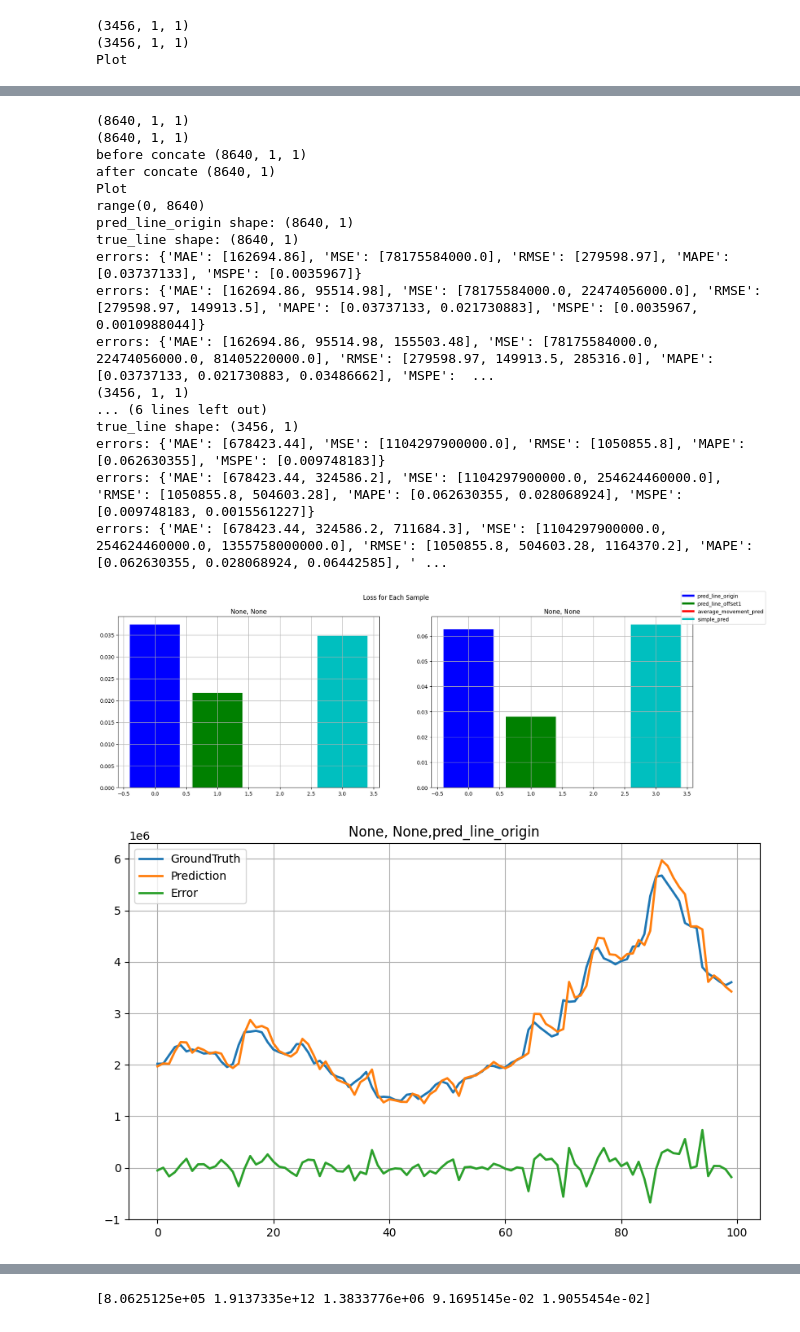
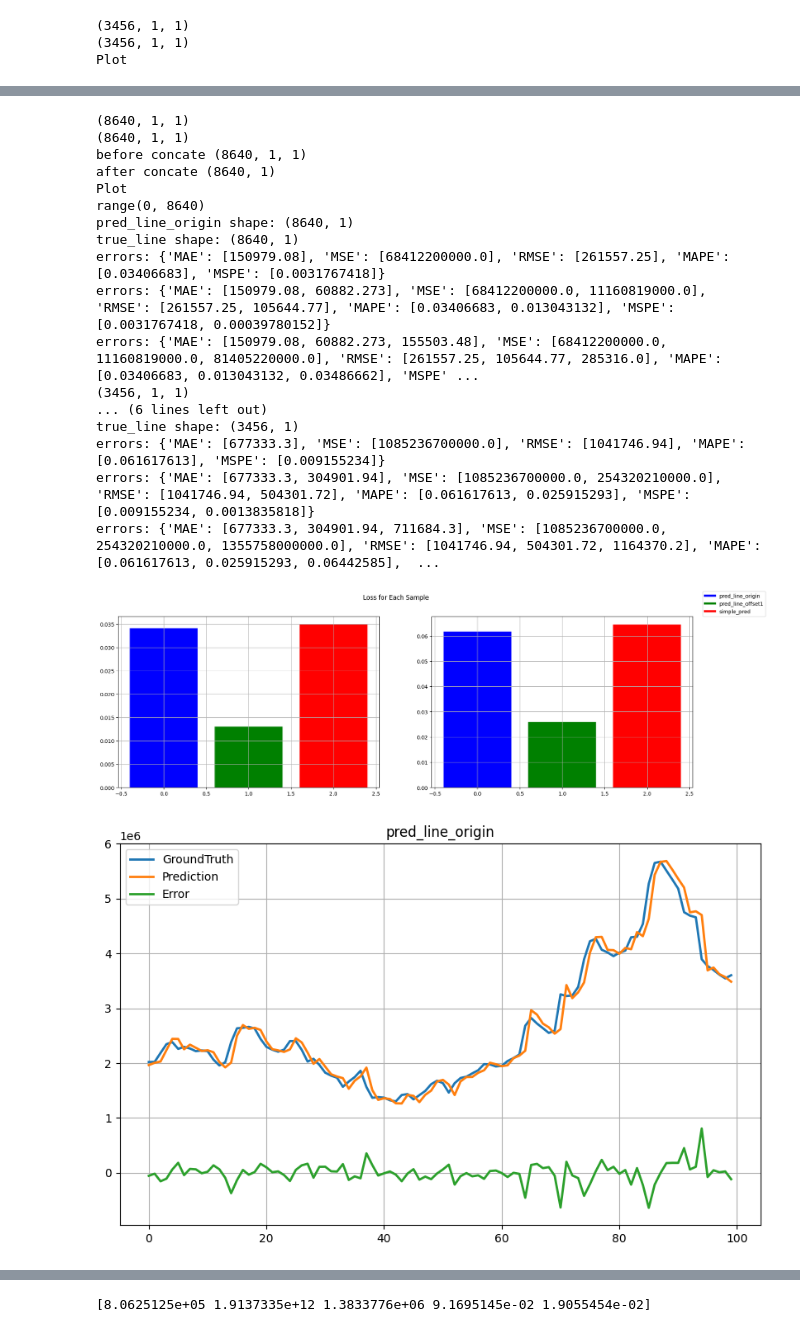
Before and after one commit to antigoneum/ClusterTracePredictModule, a Jupyter notebook: plot.ipynb, the cells around one changed output, grey strips where cells are left out. Cells and saved outputs as stored; diff of their text form; code cells hidden in the pictures.

```diff
--- a/plot.ipynb
+++ b/plot.ipynb
@@ -9,8 +9,8 @@ from statsmodels.tsa.ar_model import AutoReg
 from statsmodels.tsa.arima.model import ARIMA
 # %%
 target_paths = []
-target_paths = glob.glob('/home/antigone/cluster-trace-predict/ClusterTracePredictModule/results/long_term_forecast_wandb_BAYES_10S_TimesNet_CT2018_ftS_sl24_ll1_pl1_dm44_nh8_el2_dl1_df20_expand2_dc4_fc3_ebtimeF_dtTrue_3s5kt3sq_0')
-target_paths.append("/home/antigone/cluster-trace-predict/ClusterTracePredictModule/results/long_term_forecast_wandb_BAYES_TimesNet_CT2018_ftS_sl28_ll1_pl1_dm48_nh8_el3_dl1_df22_expand2_dc4_fc3_ebtimeF_dtTrue_s2mhzfny_0")
+target_paths = glob.glob('/home/antigone/cluster-trace-predict/ClusterTracePredictModule/results/long_term_forecast_wandb_BAYES_10S_TimesNet_CT2018_ftS_sl86_ll1_pl1_dm46_nh8_el4_dl1_df14_expand2_dc4_fc3_ebtimeF_dtTrue_bxlgx5kd_0')
+target_paths.append("/home/antigone/cluster-trace-predict/ClusterTracePredictModule/results/long_term_forecast_wandb_BAYES_TimesNet_CT2018_ftS_sl24_ll1_pl1_dm50_nh8_el3_dl1_df14_expand2_dc4_fc3_ebtimeF_dtTrue_4xo90ory_0")
 # target_paths = sorted(target_paths, key=lambda x: int(re.search(r'elay(\d+)', x).group(1)))
 print(target_paths)
 print(len(target_paths))
@@ -245,15 +245,17 @@ def plot_loss(trues,preds,labels,loss_fn,axs,title):
     colors = ['b', 'g', 'r', 'c','m']
     # fig, axs = plt.subplots(1, len(trues), figsize=(20, 6))
     for i in range(len(trues)):
-        if i == 2:
-            continue
+        # if i == 2:
+        #     continue
+        # if i == 3:
+        #     i == 2
         # true_tensor = torch.from_numpy(trues[i])
         # pred_tensor = torch.from_numpy(preds[i])
         plt.figure(figsize = (10,6))
         plt.plot(trues[i][300:400], label='GroundTruth', linewidth=2)
         plt.plot(preds[i][300:400], label='Prediction', linewidth=2)
         plt.plot(preds[i][300:400] - trues[i][300:400], label='Error', linewidth=2)
-        plt.title(f"{title},{labels[i]}")
+        plt.title(f"{title}{labels[i]}")
         plt.legend()
         plt.grid()
         # plt.show()
@@ -420,43 +404,44 @@ for index, path in enumerate(target_paths):
     # true_line_offset1 = concat_data(true_line, range(0, true_line.shape[0]-1, true_line.shape[1]))#offset=1
     true_line_offset1 = true_line[0:-1]
     true_list.append(true_line_offset1)
     pred_list.append(pred_line_offset1)
     label_list.append('pred_line_offset1')
     average_movement_pred = average_movement(true_line,3)#移动平均值
     length = min(len(average_movement_pred), len(true_line))
-    true_list.append(true_line[-length+1:])
-    pred_list.append(average_movement_pred[-length:-1])
-    label_list.append('average_movement_pred')
+    # true_list.append(true_line[-length+1:])
+    # pred_list.append(average_movement_pred[-length:-1])
+    # label_list.append('average_movement_pred')
     # simple_pred = concat_data(true_line, range(0, true_line.shape[0]-1, true_line.shape[1]))#朴素预测
     simple_pred = true_line[0:-1]
     true_list.append(true_line[1:])
     pred_list.append(simple_pred)
     label_list.append('simple_pred')
-    title = f"{lookback_field}, {pre_field}"
+    # title = f"{lookback_field}, {pre_field}"
+    title = ""
     plot_loss(true_list,pred_list,label_list,loss,axs[index],title)
-for i in range(4):
+for i in range(len(label_list)):
     color = colors[i % len(colors)]
     legend_elements.append(plt.Line2D([0], [0], color=color, lw=4, label=f'{label_list[i]}'))
 fig.legend(handles=legend_elements, loc='upper right')
 fig.suptitle('Loss for Each Sample')
 plt.show()
 # %% [output]
 (8640, 1, 1)
 (8640, 1, 1)
 before concate (8640, 1, 1)
 after concate (8640, 1)
 Plot
 range(0, 8640)
 pred_line_origin shape: (8640, 1)
 true_line shape: (8640, 1)
-errors: {'MAE': [162694.86], 'MSE': [78175584000.0], 'RMSE': [279598.97], 'MAPE': [0.03737133], 'MSPE': [0.0035967]}
-errors: {'MAE': [162694.86, 95514.98], 'MSE': [78175584000.0, 22474056000.0], 'RMSE': [279598.97, 149913.5], 'MAPE': [0.03737133, 0.021730883], 'MSPE': [0.0035967, 0.0010988044]}
-errors: {'MAE': [162694.86, 95514.98, 155503.48], 'MSE': [78175584000.0, 22474056000.0, 81405220000.0], 'RMSE': [279598.97, 149913.5, 285316.0], 'MAPE': [0.03737133, 0.021730883, 0.03486662], 'MSPE':  ...
+errors: {'MAE': [150979.08], 'MSE': [68412200000.0], 'RMSE': [261557.25], 'MAPE': [0.03406683], 'MSPE': [0.0031767418]}
+errors: {'MAE': [150979.08, 60882.273], 'MSE': [68412200000.0, 11160819000.0], 'RMSE': [261557.25, 105644.77], 'MAPE': [0.03406683, 0.013043132], 'MSPE': [0.0031767418, 0.00039780152]}
+errors: {'MAE': [150979.08, 60882.273, 155503.48], 'MSE': [68412200000.0, 11160819000.0, 81405220000.0], 'RMSE': [261557.25, 105644.77, 285316.0], 'MAPE': [0.03406683, 0.013043132, 0.03486662], 'MSPE' ...
 (3456, 1, 1)
 ... (6 lines left out)
 true_line shape: (3456, 1)
-errors: {'MAE': [678423.44], 'MSE': [1104297900000.0], 'RMSE': [1050855.8], 'MAPE': [0.062630355], 'MSPE': [0.009748183]}
-errors: {'MAE': [678423.44, 324586.2], 'MSE': [1104297900000.0, 254624460000.0], 'RMSE': [1050855.8, 504603.28], 'MAPE': [0.062630355, 0.028068924], 'MSPE': [0.009748183, 0.0015561227]}
-errors: {'MAE': [678423.44, 324586.2, 711684.3], 'MSE': [1104297900000.0, 254624460000.0, 1355758000000.0], 'RMSE': [1050855.8, 504603.28, 1164370.2], 'MAPE': [0.062630355, 0.028068924, 0.06442585], ' ...
+errors: {'MAE': [677333.3], 'MSE': [1085236700000.0], 'RMSE': [1041746.94], 'MAPE': [0.061617613], 'MSPE': [0.009155234]}
+errors: {'MAE': [677333.3, 304901.94], 'MSE': [1085236700000.0, 254320210000.0], 'RMSE': [1041746.94, 504301.72], 'MAPE': [0.061617613, 0.025915293], 'MSPE': [0.009155234, 0.0013835818]}
+errors: {'MAE': [677333.3, 304901.94, 711684.3], 'MSE': [1085236700000.0, 254320210000.0, 1355758000000.0], 'RMSE': [1041746.94, 504301.72, 1164370.2], 'MAPE': [0.061617613, 0.025915293, 0.06442585],  ...
-[figure, old version]
+[figure, new version]
-[figure, old version]
+[figure, new version]
```
Also changed, not shown: parts of 3 cells of this notebook, 1 other file.
